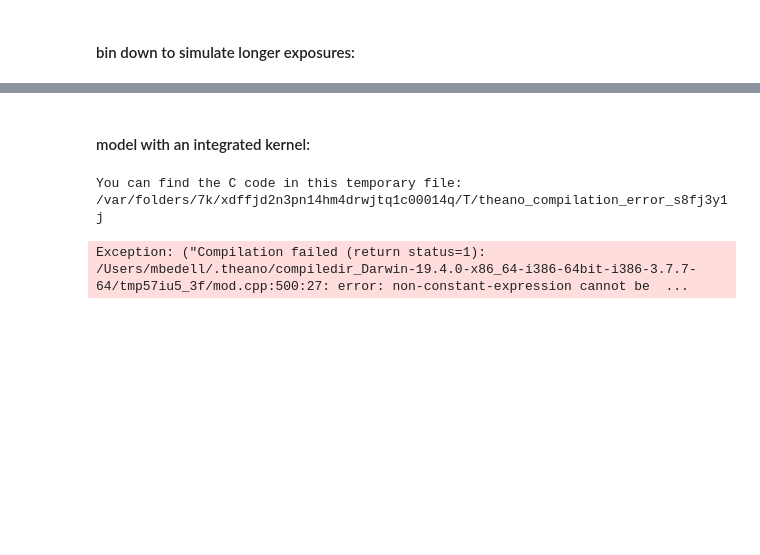
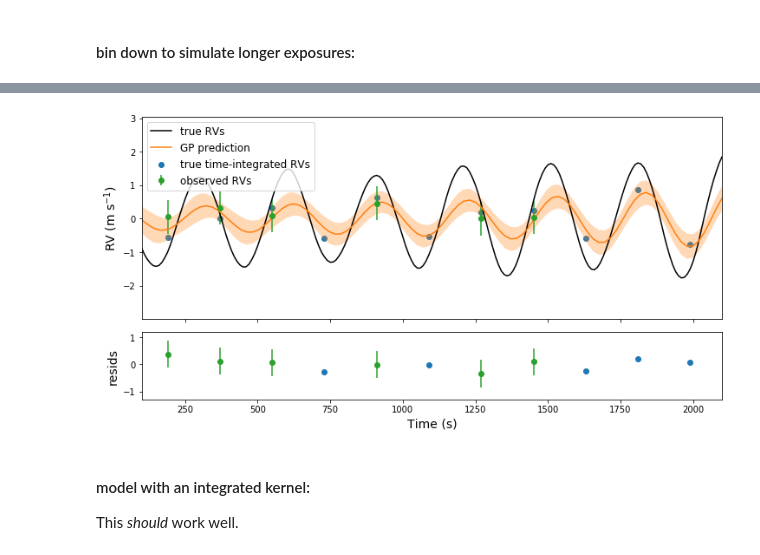
Before and after one commit to megbedell/pmodes, a Jupyter notebook: experiments/hello-integrated-world.ipynb, the cells around one changed output, grey strips where cells are left out. Cells and saved outputs as stored; diff of their text form; code cells hidden in the pictures; blank space fills up the shorter version.

```diff
--- a/experiments/hello-integrated-world.ipynb
+++ b/experiments/hello-integrated-world.ipynb
@@ -75,14 +87,44 @@ plt.xlim([start_ts[0], start_ts[0]+1800.]);
+# %%
+t_plot = np.linspace(100, 2100, 100)
+with pm.Model() as model:
+    kernel = terms.SHOTerm(log_S0=log_S0, log_w0=log_omega0, log_Q=log_Q)
+    gp = GP(kernel, t_obs, yerr_obs ** 2)
+    gp.condition(y_obs)
+    mu, var = xo.eval_in_model(gp.predict(t_plot, return_var=True))
+    sd = np.sqrt(var)
+    y_pred = xo.eval_in_model(gp.predict())
+    y_val_pred = xo.eval_in_model(gp.predict(t_val))
+# %%
+fig, (ax1,ax2) = plt.subplots(2, 1, figsize=(12,6), sharex=True,
+                              gridspec_kw={'height_ratios':[3,1], 'hspace':0.1})
+
+ax1.plot(t_all, y_all, c='k', label='true RVs')
+ax1.scatter(t, y, c='C0', label='true time-integrated RVs')
+ax1.errorbar(t_obs, y_obs, yerr_obs, c='C2', label='observed RVs', ls='', marker='o')
+art = ax1.fill_between(t_plot, mu + sd, mu - sd, color="C1", alpha=0.3)
+art.set_edgecolor("none")
+ax1.plot(t_plot, mu, color="C1", label='GP prediction')
+ax1.legend(fontsize=12)
+ax2.errorbar(t_obs, y_obs - y_pred, yerr_obs, c='C2', ls='', marker='o')
+ax2.scatter(t_val, y_val - y_val_pred, c='C0')
+ax2.set_xlabel('Time (s)', fontsize=14)
+ax1.set_ylabel(r'RV (m s$^{-1}$)', fontsize=14)
+ax2.set_ylabel(r'resids', fontsize=14)
+ax1.set_xlim([100,2100]);
+# %% [output]
+[figure, added]
 # %% [markdown]
 #### model with an integrated kernel:
+
+This *should* work well.
 # %%
+t_plot = np.linspace(100, 2100, 100)
 with pm.Model() as model:
     kernel = terms.SHOTerm(log_S0=log_S0, log_w0=log_omega0, log_Q=log_Q)
     kernel_int = terms.IntegratedTerm(kernel, exp_time)
-    gp = GP(kernel_int, t, yerr ** 2)
-    gp.condition(y)
-    mu, var = xo.eval_in_model(gp.predict(t_all, return_var=True))
+    gp = GP(kernel_int, t_obs, yerr_obs ** 2)
+    gp.condition(y_obs)
+    mu, var = xo.eval_in_model(gp.predict(t_plot, return_var=True))
     sd = np.sqrt(var)
-    y_pred = xo.eval_in_model(gp.predict(t))
+    y_pred = xo.eval_in_model(gp.predict())
+    y_val_pred = xo.eval_in_model(gp.predict(t_val))
-# %% [output]
-You can find the C code in this temporary file: /var/folders/7k/xdffjd2n3pn14hm4drwjtq1c00014q/T/theano_compilation_error_s8fj3y1j
-Exception: ("Compilation failed (return status=1): /Users/mbedell/.theano/compiledir_Darwin-19.4.0-x86_64-i386-64bit-i386-3.7.7-64/tmp57iu5_3f/mod.cpp:500:27: error: non-constant-expression cannot be  ...
```
Also changed, not shown: parts of 15 cells of this notebook.
